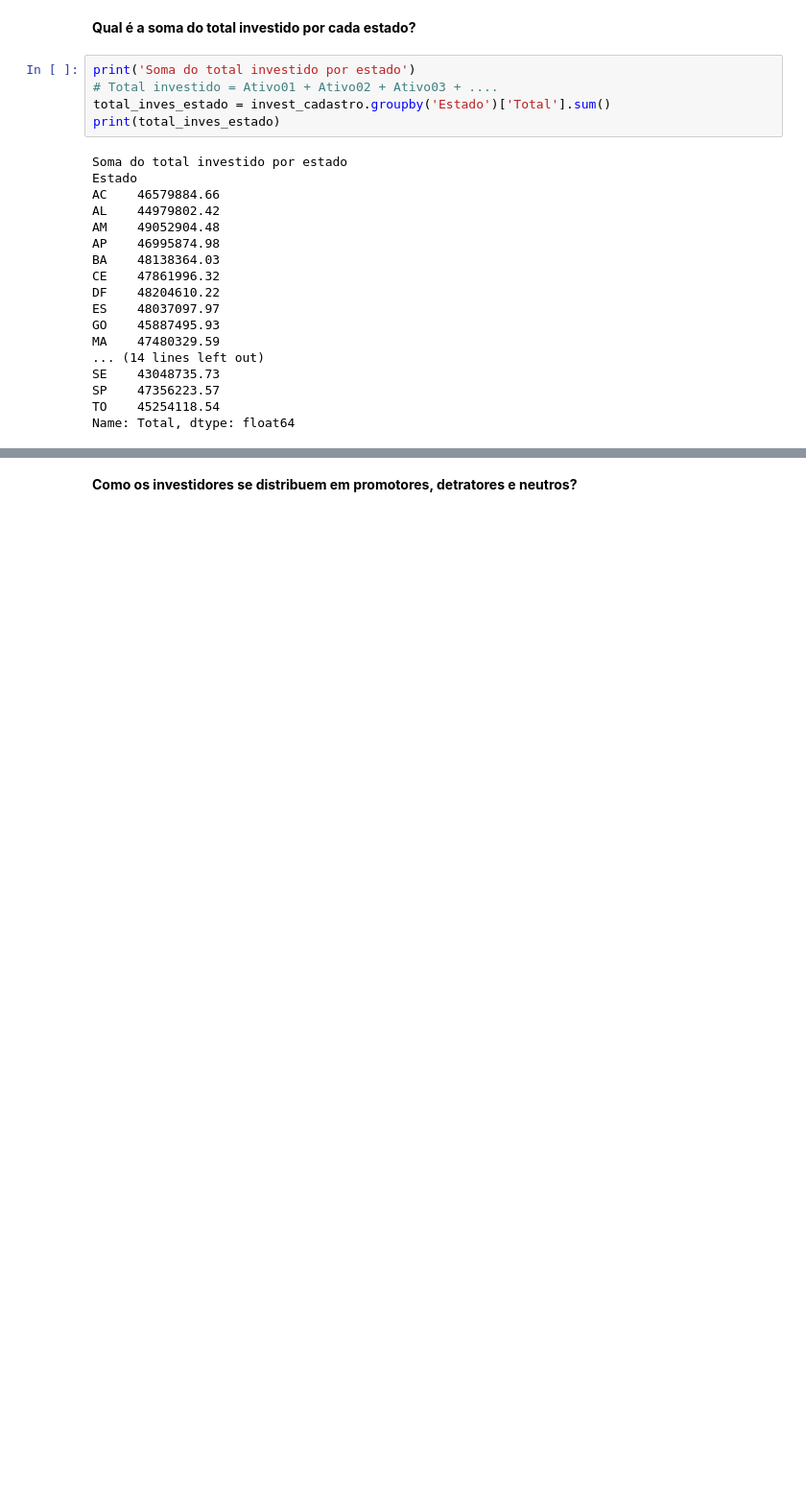
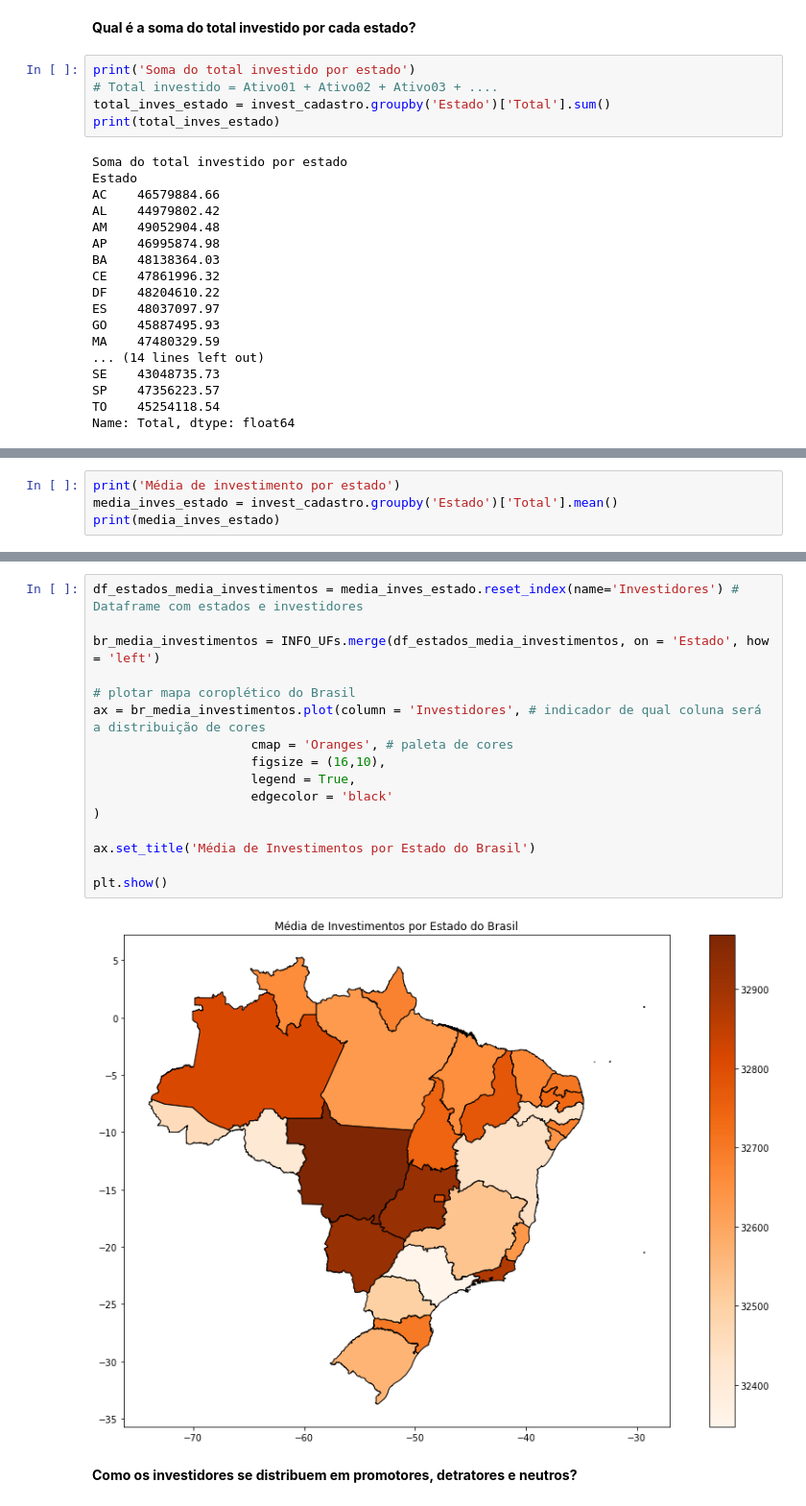
Before and after one commit to castroavila/projeto_aplicado_modulo_3, a Jupyter notebook: Proj 1 - pandas - notebook.ipynb, the cells around one changed output, grey strips where cells are left out. Shown at 96% size. Cells and saved outputs as stored; diff of their text form; blank space fills up the shorter version.

```diff
--- a/Proj 1 - pandas - notebook.ipynb
+++ b/Proj 1 - pandas - notebook.ipynb
@@ -617,0 +661,4 @@ Name: Total, dtype: float64
+# %%
+print('Média de investimento por estado')
+media_inves_estado = invest_cadastro.groupby('Estado')['Total'].mean()
+print(media_inves_estado)
@@ -618,3 +683,21 @@ Name: Total, dtype: float64
+# %%
+df_estados_media_investimentos = media_inves_estado.reset_index(name='Investidores') # Dataframe com estados e investidores
+
+br_media_investimentos = INFO_UFs.merge(df_estados_media_investimentos, on = 'Estado', how = 'left')
+
+# plotar mapa coroplético do Brasil
+ax = br_media_investimentos.plot(column = 'Investidores', # indicador de qual coluna será a distribuição de cores
+                     cmap = 'Oranges', # paleta de cores
+                     figsize = (16,10),
+                     legend = True,
+                     edgecolor = 'black'
+)
+
+ax.set_title('Média de Investimentos por Estado do Brasil')
+
+plt.show()
+# %% [output]
+[figure, added]
 # %% [markdown]
 **Como os investidores se distribuem em promotores, detratores e neutros?**
 # %%
```
Also changed, not shown: parts of 13 cells of this notebook.
